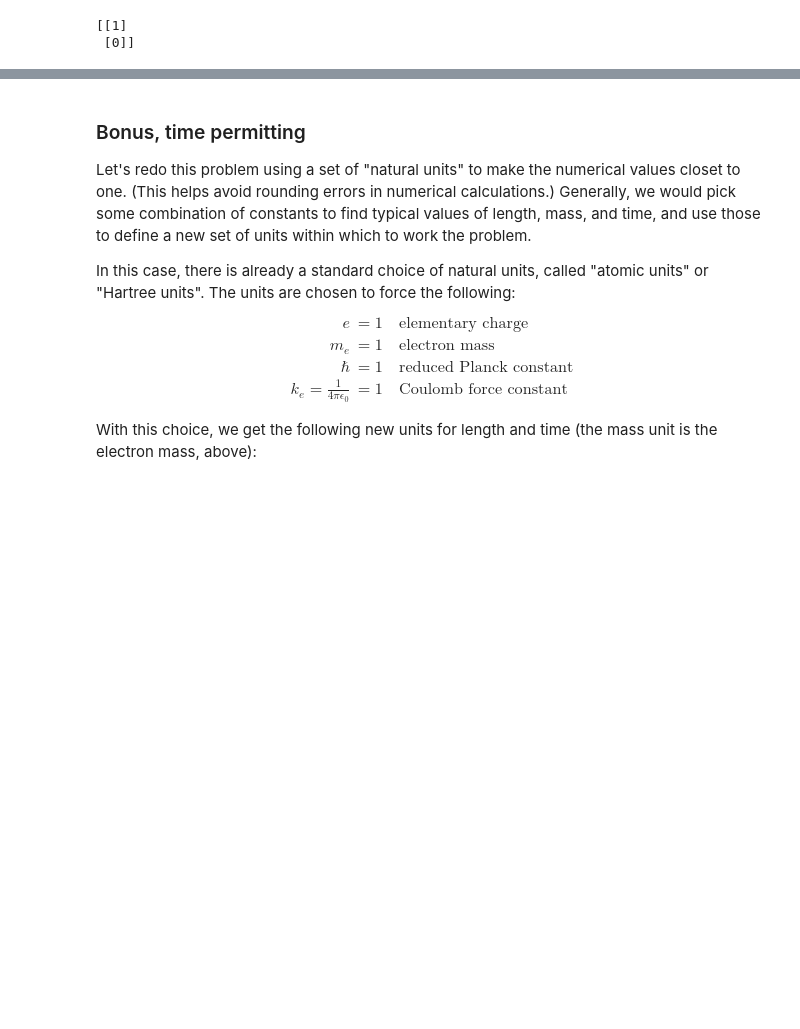
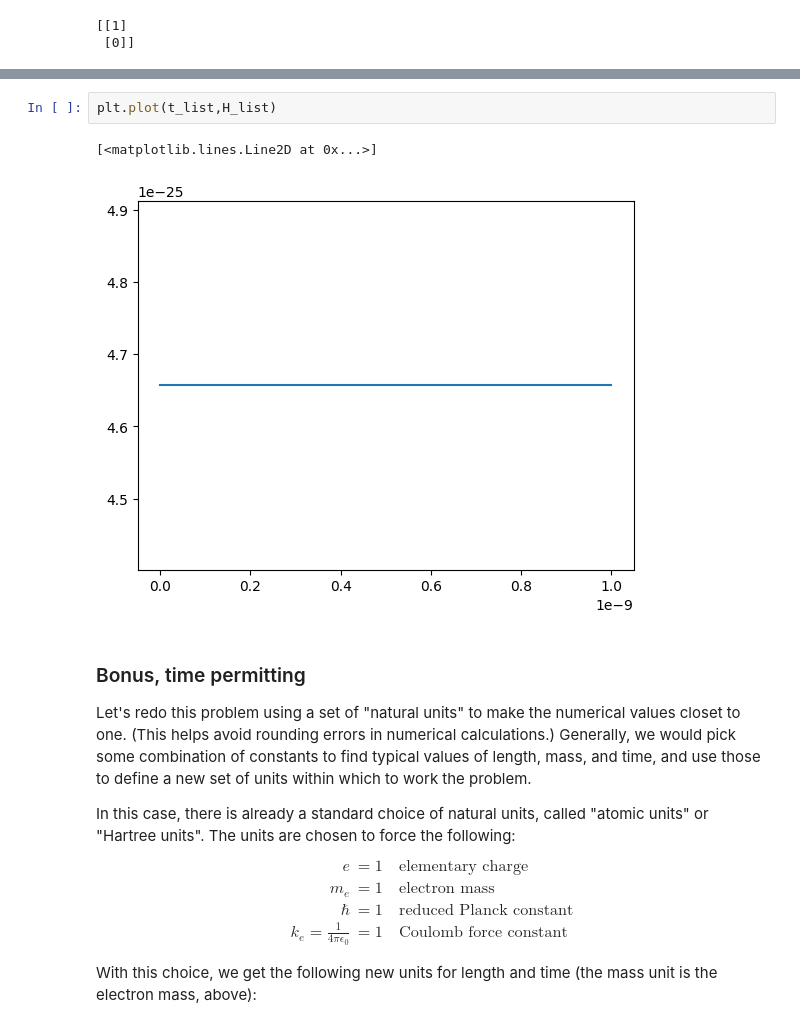
Before and after one commit to corcoted/Phys475, a Jupyter notebook: 2025_Classwork/hw-1.ipynb, the cells around one changed output, grey strips where cells are left out. Cells and saved outputs as stored; diff of their text form; blank space fills up the shorter version.

```diff
--- a/2025_Classwork/hw-1.ipynb
+++ b/2025_Classwork/hw-1.ipynb
@@ -71,3 +181,8 @@ print(psi0)
+# %%
+plt.plot(t_list,H_list)
+# %% [output]
+[<matplotlib.lines.Line2D at 0x...>]
+[figure, added]
 # %% [markdown]
 ### Bonus, time permitting
 Let's redo this problem using a set of "natural units" to make the numerical values closet to one. (This helps avoid rounding errors in numerical calculations.)
```
Also changed, not shown: parts of 22 cells of this notebook.
